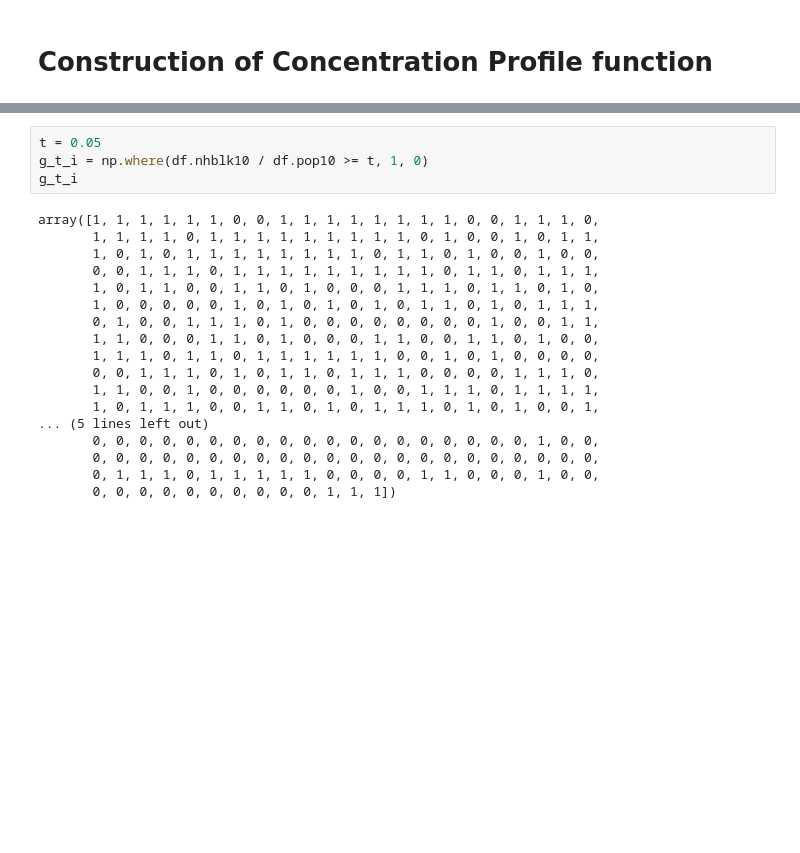
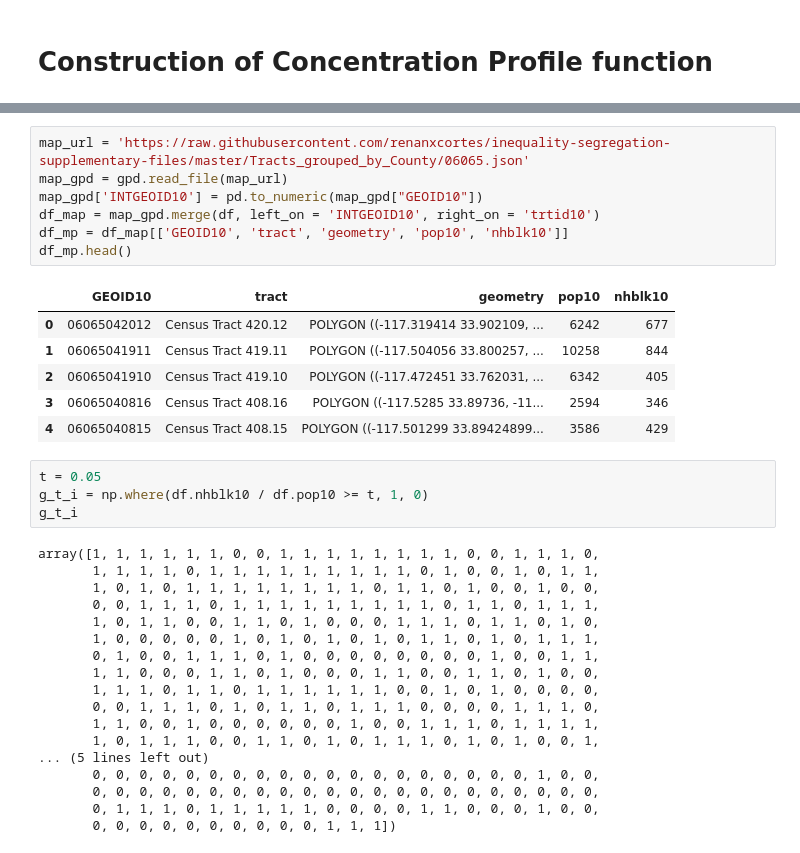
Before and after one commit to pysal/segregation, a Jupyter notebook: notebooks/Concentration_Profile_Function.ipynb, the cells around one changed output, grey strips where cells are left out. Drawn from its saved outputs; the diff is of its cells as text; blank space fills up the shorter version.

```diff
--- a/notebooks/Concentration_Profile_Function.ipynb
+++ b/notebooks/Concentration_Profile_Function.ipynb
@@ -17,6 +24,20 @@ df.head()
 | 5731 | 6065041910 | Census Tract 419.10 | 6342 | 405 |
 | 5733 | 6065040816 | Census Tract 408.16 | 2594 | 346 |
 | 5735 | 6065040815 | Census Tract 408.15 | 3586 | 429 |
+# %%
+map_url = 'https://raw.githubusercontent.com/renanxcortes/inequality-segregation-supplementary-files/master/Tracts_grouped_by_County/06065.json'
+map_gpd = gpd.read_file(map_url)
+map_gpd['INTGEOID10'] = pd.to_numeric(map_gpd["GEOID10"])
+df_map = map_gpd.merge(df, left_on = 'INTGEOID10', right_on = 'trtid10')
+df_mp = df_map[['GEOID10', 'tract', 'geometry', 'pop10', 'nhblk10']]
+df_mp.head()
+# %% [output]
+|  | GEOID10 | tract | geometry | pop10 | nhblk10 |
+| 0 | 06065042012 | Census Tract 420.12 | POLYGON ((-117.319414 33.902109, ... | 6242 | 677 |
+| 1 | 06065041911 | Census Tract 419.11 | POLYGON ((-117.504056 33.800257, ... | 10258 | 844 |
+| 2 | 06065041910 | Census Tract 419.10 | POLYGON ((-117.472451 33.762031, ... | 6342 | 405 |
+| 3 | 06065040816 | Census Tract 408.16 | POLYGON ((-117.5285 33.89736, -11... | 2594 | 346 |
+| 4 | 06065040815 | Census Tract 408.15 | POLYGON ((-117.501299 33.89424899... | 3586 | 429 |
 # %%
 t = 0.05
 g_t_i = np.where(df.nhblk10 / df.pop10 >= t, 1, 0)
```
Also changed, not shown: parts of 12 cells of this notebook.
